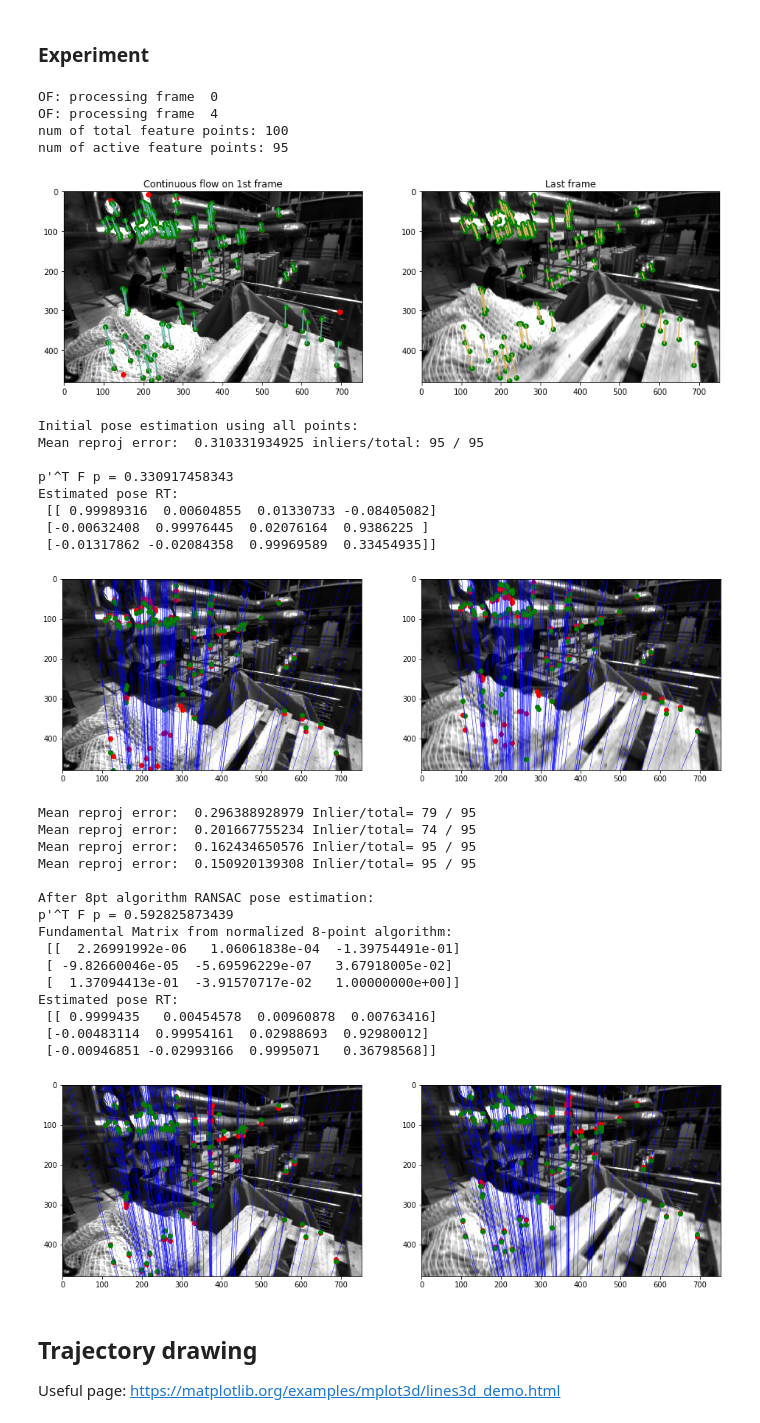
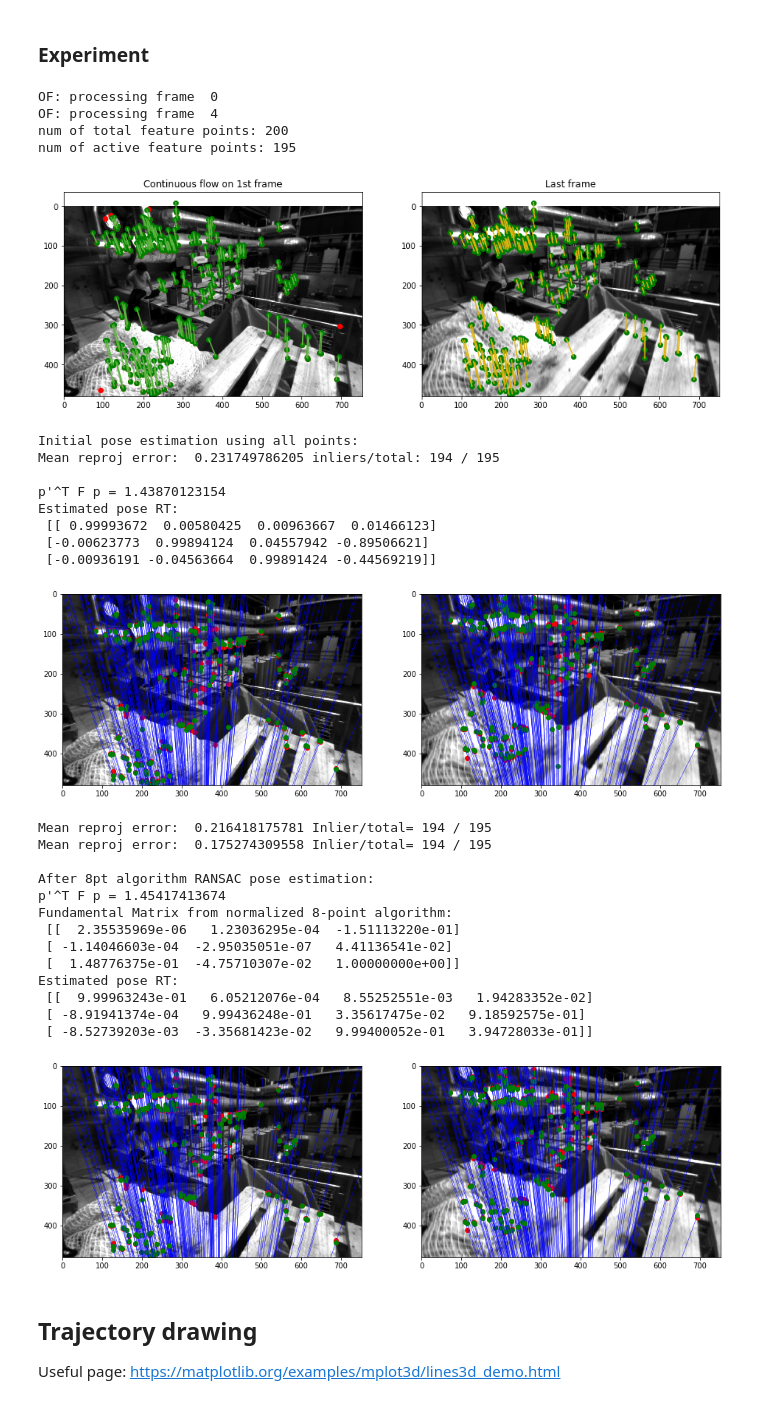
Before and after one commit to jinchenglee/EuRoC_MAV_dataset_tools, a Jupyter notebook: KLT_on_EuRoc_MAV_dataset.ipynb, the cells around one changed output. Cells and saved outputs as stored; diff of their text form; code cells hidden in the pictures.

Commit message:
Fine tune RANSAC and KLT parameters.

```diff
--- a/KLT_on_EuRoc_MAV_dataset.ipynb
+++ b/KLT_on_EuRoc_MAV_dataset.ipynb
@@ -942,23 +962,24 @@ def eval_RT_thresh(RT, img_pts, K):
 # Optical Flow related setting
 #--------------------------------
 # params for ShiTomasi corner detection
-feature_params = dict( maxCorners = 100,
+feature_params = dict( maxCorners = 200,
                        qualityLevel = 0.01,
                        minDistance = 3,
                        blockSize = 3)
 
 # Parameters for lucas kanade optical flow
-lk_params = dict( winSize  = (15,15),
+lk_params = dict( winSize  = (20,20),
                   maxLevel = 3,
                   criteria = (cv2.TERM_CRITERIA_EPS | cv2.TERM_CRITERIA_COUNT, 10, 0.03))
 
 # List of camera data
 cam0_img_list = np.sort(glob.glob(basedir+'mav0/cam0/data/*.png'))
 
+START_FRAME = 0
 STEP = 4
 
 # No of frames to process - !!!process only two frames!!!, last digit is the gap
-frame_range = range(0, 5, STEP)
+frame_range = range(START_FRAME, START_FRAME+STEP+1, STEP)
 
 #-------------
 # Processing cam
@@ -1100,7 +1121,8 @@ one_col = np.ones_like(good_new[:,0]).reshape(-1,1)
 pts_c = np.hstack((good_new[:,:2], one_col))
 pts_p = np.hstack((good_old[:,:2], one_col))
 
-RANSAC_TIMES = 300
+RANSAC_TIMES = 500
+INLIER_RATIO_THRESH = 0.8
 
 min_err = init_err.copy()
 min_RT = np.empty((3,4))
@@ -1125,62 +1147,60 @@ for i in range(RANSAC_TIMES):
     # Estimate RT matrix from E
     RT = estimate_RT_from_E(E, img_pts, K)
 
     # Reproj erorr
     err, inliers_cnt = eval_RT_thresh(RT, img_pts_all, K)
 
     #print("Mean reproj error: ", err, "Inlier=", inliers_cnt)
-    if err < min_err and (inliers_cnt/img_pts_all.shape[0])>0.6:
+    if err < min_err and (inliers_cnt/img_pts_all.shape[0])>INLIER_RATIO_THRESH:
         print("Mean reproj error: ", err, "Inlier/total=", inliers_cnt, "/", img_pts_all.shape[0])
 
         min_err = err.copy()
         min_F = F
         min_RT = RT
 
 
 print("\nAfter 8pt algorithm RANSAC pose estimation:")
 
 pFp = [pts_p[i].dot(min_F.dot(pts_c[i]))
             for i in range(pts_c.shape[0])]
 print("p'^T F p =", np.abs(pFp).max())
 print("Fundamental Matrix from normalized 8-point algorithm:\n", min_F)
 print("Estimated pose RT:\n", min_RT)
 #dist1 = compute_distance_to_epipolar_lines(pts_c, pts_p, min_F)
 #dist2 = compute_distance_to_epipolar_lines(pts_p, pts_c, min_F.T)
 #print("Distance to lines in image 1 for normalized:", dist1)
 #print("Distance to lines in image 2 for normalized:", dist2)
 # Plotting the epipolar lines
 plot_epipolar_lines_on_images(pts_c, pts_p, frame_c, frame_p, min_F)
 # %% [output]
 OF: processing frame  0
 OF: processing frame  4
-num of total feature points: 100
-num of active feature points: 95
+num of total feature points: 200
+num of active feature points: 195
-[figure, old version]
+[figure, new version]
 Initial pose estimation using all points:
-Mean reproj error:  0.310331934925 inliers/total: 95 / 95
+Mean reproj error:  0.231749786205 inliers/total: 194 / 195
 
-p'^T F p = 0.330917458343
+p'^T F p = 1.43870123154
 Estimated pose RT:
- [[ 0.99989316  0.00604855  0.01330733 -0.08405082]
- [-0.00632408  0.99976445  0.02076164  0.9386225 ]
- [-0.01317862 -0.02084358  0.99969589  0.33454935]]
+ [[ 0.99993672  0.00580425  0.00963667  0.01466123]
+ [-0.00623773  0.99894124  0.04557942 -0.89506621]
+ [-0.00936191 -0.04563664  0.99891424 -0.44569219]]
-[figure, old version]
+[figure, new version]
-Mean reproj error:  0.296388928979 Inlier/total= 79 / 95
-Mean reproj error:  0.201667755234 Inlier/total= 74 / 95
-Mean reproj error:  0.162434650576 Inlier/total= 95 / 95
-Mean reproj error:  0.150920139308 Inlier/total= 95 / 95
+Mean reproj error:  0.216418175781 Inlier/total= 194 / 195
+Mean reproj error:  0.175274309558 Inlier/total= 194 / 195
 
 After 8pt algorithm RANSAC pose estimation:
-p'^T F p = 0.592825873439
+p'^T F p = 1.45417413674
 Fundamental Matrix from normalized 8-point algorithm:
- [[  2.26991992e-06   1.06061838e-04  -1.39754491e-01]
- [ -9.82660046e-05  -5.69596229e-07   3.67918005e-02]
- [  1.37094413e-01  -3.91570717e-02   1.00000000e+00]]
+ [[  2.35535969e-06   1.23036295e-04  -1.51113220e-01]
+ [ -1.14046603e-04  -2.95035051e-07   4.41136541e-02]
+ [  1.48776375e-01  -4.75710307e-02   1.00000000e+00]]
 Estimated pose RT:
- [[ 0.9999435   0.00454578  0.00960878  0.00763416]
- [-0.00483114  0.99954161  0.02988693  0.92980012]
- [-0.00946851 -0.02993166  0.9995071   0.36798568]]
+ [[  9.99963243e-01   6.05212076e-04   8.55252551e-03   1.94283352e-02]
+ [ -8.91941374e-04   9.99436248e-01   3.35617475e-02   9.18592575e-01]
+ [ -8.52739203e-03  -3.35681423e-02   9.99400052e-01   3.94728033e-01]]
-[figure, old version]
+[figure, new version]
 # %% [markdown]
 ## Trajectory drawing
 
```
Also changed, not shown: parts of 2 cells of this notebook.
